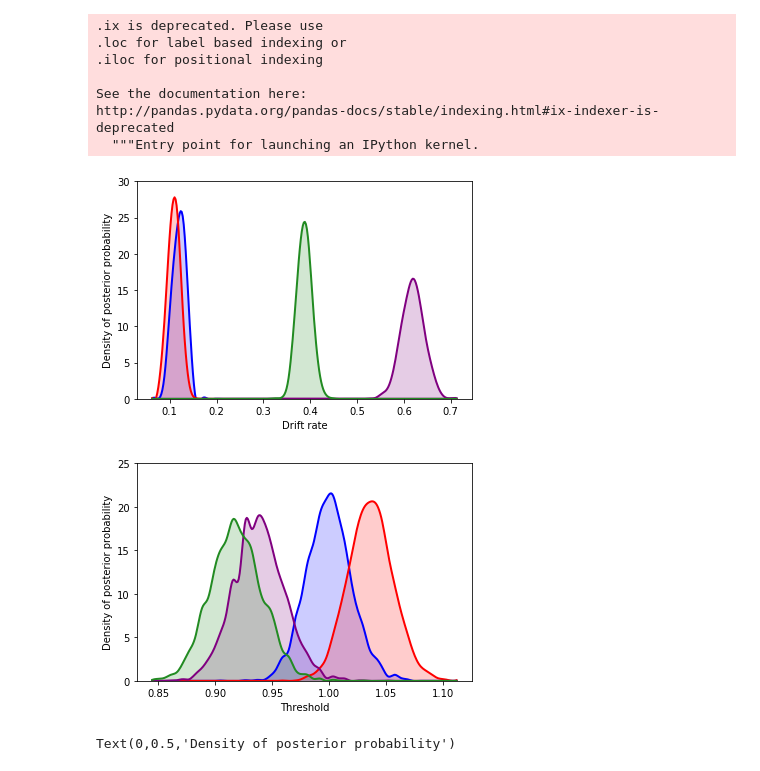
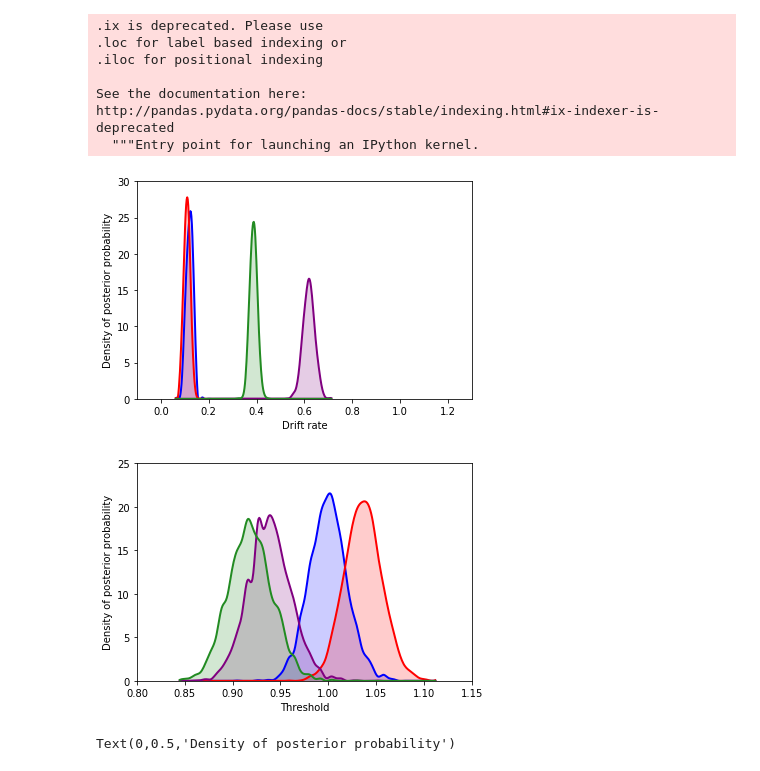
Before and after one commit to kalexandriabond/loki_0, a Jupyter notebook: simple_rt_experiment_probabilityC/analysis/analysis_nbs/hddm_sim_plots.ipynb, the cells around one changed output. Cells and saved outputs as stored; diff of their text form; code cells hidden in the pictures.

```diff
--- a/simple_rt_experiment_probabilityC/analysis/analysis_nbs/hddm_sim_plots.ipynb
+++ b/simple_rt_experiment_probabilityC/analysis/analysis_nbs/hddm_sim_plots.ipynb
@@ -29,13 +29,15 @@ a_hc, a_hv, a_lc, a_lv  = av_within_subj_sim.nodes_db.ix[['a_C(stim)[hc]', 'a_C(
 # %%
 drift_fig = hddm.analyze.plot_posterior_nodes([v_hc, v_hv, v_lc, v_lv])
 plt.xlabel('Drift rate')
 plt.ylabel('Density of posterior probability')
 # plt.title('All Groups: Group mean posteriors of within-subject bound effects.')
 # plt.savefig('hddm_demo_fig_07.pdf')
 plt.ylim(0.01,30)
+plt.xlim(-.1,1.3)
+
 plt.savefig(write_dir+'drift_all_sim.pdf')
 # %% [output]
-[figure, old version]
+[figure, new version]
 # %%
 bound_fig = hddm.analyze.plot_posterior_nodes([a_hc, a_hv, a_lc, a_lv])
 plt.xlabel('Threshold')
@@ -43,9 +45,11 @@ plt.ylabel('Density of posterior probability')
 # plt.title('All Groups: Group mean posteriors of within-subject bound effects.')
 # plt.savefig('hddm_demo_fig_07.pdf')
 plt.ylim(0.01,25)
+plt.xlim(.80,1.15)
+
 plt.savefig(write_dir+'thrsh_all_sim.pdf')
 # %% [output]
-[figure, old version]
+[figure, new version]
 # %%
 sns.kdeplot(a_hv.trace[:], shade=True,color='red')
 sns.kdeplot(a_lv.trace[:], shade=True,color='forestgreen')
```
Also changed, not shown: 47 other files.
